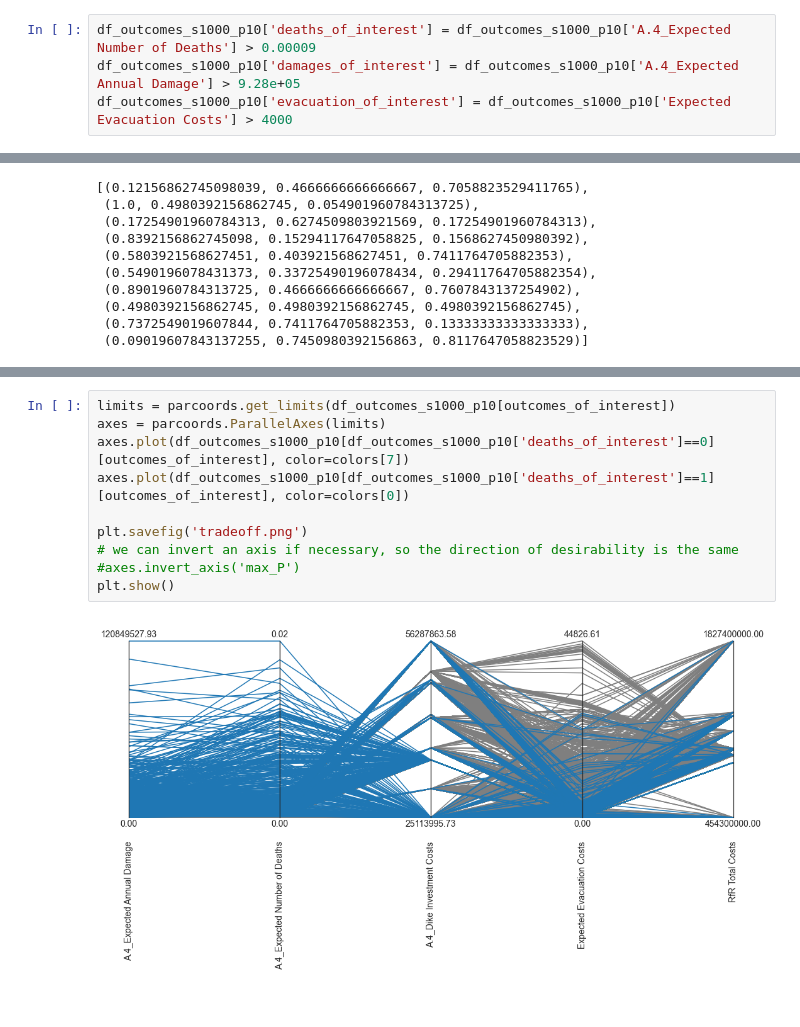
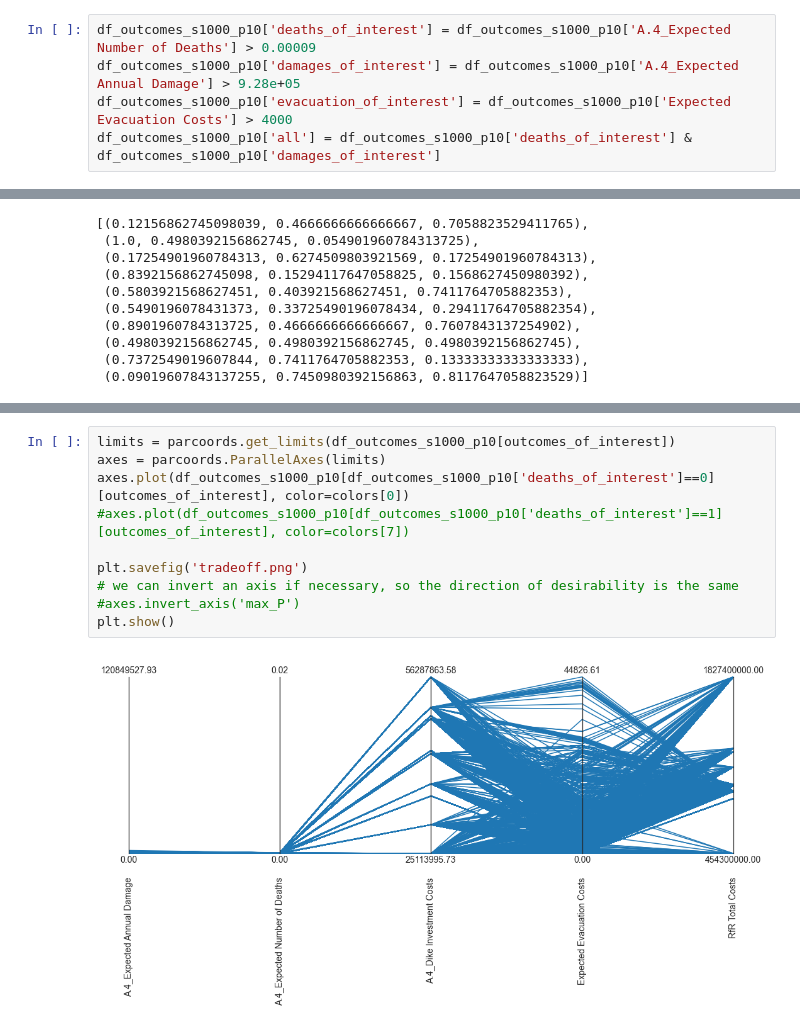
Before and after one commit to WillemijnTutu/EPA1361_group16, a Jupyter notebook: Scenario_Analysis.ipynb, the cells around one changed output, grey strips where cells are left out. Cells and saved outputs as stored; diff of their text form.

```diff
--- a/Scenario_Analysis.ipynb
+++ b/Scenario_Analysis.ipynb
@@ -143,3 +143,4 @@ plt.show()
 df_outcomes_s1000_p10['deaths_of_interest'] = df_outcomes_s1000_p10['A.4_Expected Number of Deaths'] > 0.00009
 df_outcomes_s1000_p10['damages_of_interest'] = df_outcomes_s1000_p10['A.4_Expected Annual Damage'] > 9.28e+05
 df_outcomes_s1000_p10['evacuation_of_interest'] = df_outcomes_s1000_p10['Expected Evacuation Costs'] > 4000
+df_outcomes_s1000_p10['all'] = df_outcomes_s1000_p10['deaths_of_interest'] & df_outcomes_s1000_p10['damages_of_interest']
@@ -255,12 +325,12 @@ colors
 # %%
 limits = parcoords.get_limits(df_outcomes_s1000_p10[outcomes_of_interest])
 axes = parcoords.ParallelAxes(limits)
-axes.plot(df_outcomes_s1000_p10[df_outcomes_s1000_p10['deaths_of_interest']==0][outcomes_of_interest], color=colors[7])
-axes.plot(df_outcomes_s1000_p10[df_outcomes_s1000_p10['deaths_of_interest']==1][outcomes_of_interest], color=colors[0])
+axes.plot(df_outcomes_s1000_p10[df_outcomes_s1000_p10['deaths_of_interest']==0][outcomes_of_interest], color=colors[0])
+#axes.plot(df_outcomes_s1000_p10[df_outcomes_s1000_p10['deaths_of_interest']==1][outcomes_of_interest], color=colors[7])
 
 plt.savefig('tradeoff.png')
 # we can invert an axis if necessary, so the direction of desirability is the same
 #axes.invert_axis('max_P')
 plt.show()
 # %% [output]
-[figure, old version]
+[figure, new version]
```
Also changed, not shown: parts of 31 cells of this notebook, 13 other files.
